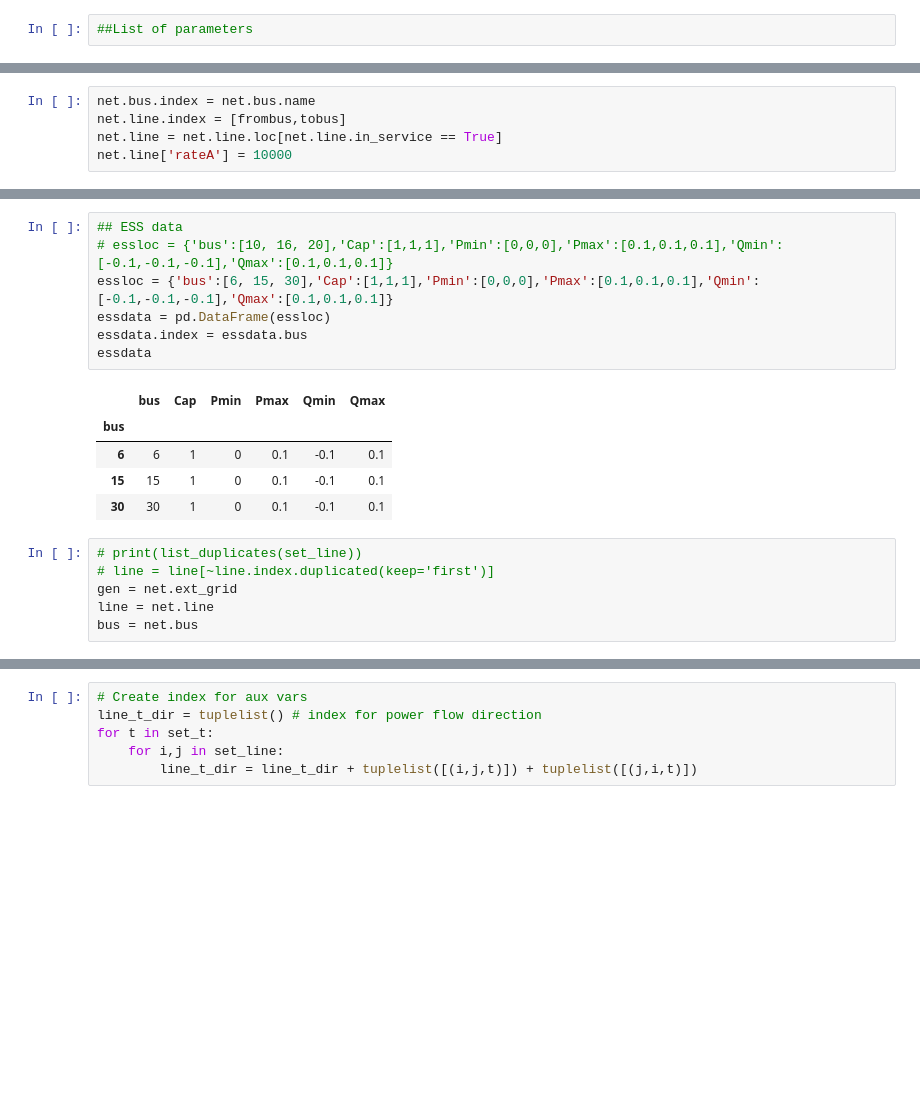
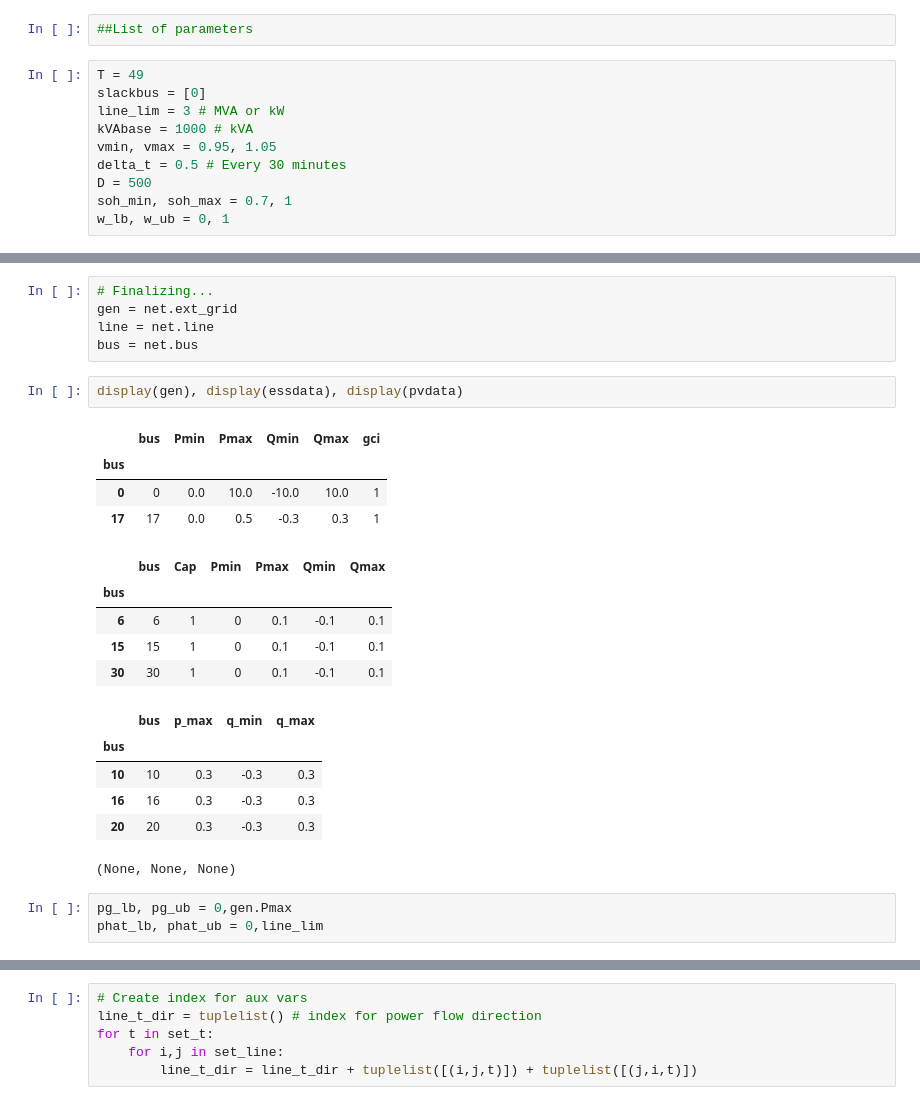
Before and after one commit to panggah22/Carbon-OPF, a Jupyter notebook: Peak_Shaving_Linear.ipynb, the cells around one changed output, grey strips where cells are left out. Cells and saved outputs as stored; diff of their text form; blank space fills up the shorter version.

```diff
--- a/Peak_Shaving_Linear.ipynb
+++ b/Peak_Shaving_Linear.ipynb
@@ -10,6 +10,16 @@ from gurobipy import GRB, tuplelist
 import pandapower.networks as pn
 # %%
 ##List of parameters
+# %%
+T = 49
+slackbus = [0]
+line_lim = 3 # MVA or kW
+kVAbase = 1000 # kVA
+vmin, vmax = 0.95, 1.05
+delta_t = 0.5 # Every 30 minutes
+D = 500
+soh_min, soh_max = 0.7, 1
+w_lb, w_ub = 0, 1
 # %% [markdown]
 <center>
 
@@ -48,5 +60,0 @@ net.line.to_bus = tobus
-# %%
-net.bus.index = net.bus.name
-net.line.index = [frombus,tobus]
-net.line = net.line.loc[net.line.in_service == True]
-net.line['rateA'] = 10000
@@ -112,23 +122,30 @@ plt.plot(l30)
 # %% [output]
 [<matplotlib.lines.Line2D at 0x...>]
 [figure]
-# %%
-## ESS data
-# essloc = {'bus':[10, 16, 20],'Cap':[1,1,1],'Pmin':[0,0,0],'Pmax':[0.1,0.1,0.1],'Qmin':[-0.1,-0.1,-0.1],'Qmax':[0.1,0.1,0.1]}
-essloc = {'bus':[6, 15, 30],'Cap':[1,1,1],'Pmin':[0,0,0],'Pmax':[0.1,0.1,0.1],'Qmin':[-0.1,-0.1,-0.1],'Qmax':[0.1,0.1,0.1]}
-essdata = pd.DataFrame(essloc)
-essdata.index = essdata.bus
-essdata
-# %% [output]
-|  | bus | Cap | Pmin | Pmax | Qmin | Qmax |
-| bus |  |  |  |  |  |  |
-| 6 | 6 | 1 | 0 | 0.1 | -0.1 | 0.1 |
-| 15 | 15 | 1 | 0 | 0.1 | -0.1 | 0.1 |
-| 30 | 30 | 1 | 0 | 0.1 | -0.1 | 0.1 |
 # %%
-# print(list_duplicates(set_line))
-# line = line[~line.index.duplicated(keep='first')]
+# Finalizing...
 gen = net.ext_grid
 line = net.line
 bus = net.bus
+# %%
+display(gen), display(essdata), display(pvdata)
+# %% [output]
+|  | bus | Pmin | Pmax | Qmin | Qmax | gci |
+| bus |  |  |  |  |  |  |
+| 0 | 0 | 0.0 | 10.0 | -10.0 | 10.0 | 1 |
+| 17 | 17 | 0.0 | 0.5 | -0.3 | 0.3 | 1 |
+|  | bus | Cap | Pmin | Pmax | Qmin | Qmax |
+| bus |  |  |  |  |  |  |
+| 6 | 6 | 1 | 0 | 0.1 | -0.1 | 0.1 |
+| 15 | 15 | 1 | 0 | 0.1 | -0.1 | 0.1 |
+| 30 | 30 | 1 | 0 | 0.1 | -0.1 | 0.1 |
+|  | bus | p_max | q_min | q_max |
+| bus |  |  |  |  |
+| 10 | 10 | 0.3 | -0.3 | 0.3 |
+| 16 | 16 | 0.3 | -0.3 | 0.3 |
+| 20 | 20 | 0.3 | -0.3 | 0.3 |
+(None, None, None)
+# %%
+pg_lb, pg_ub = 0,gen.Pmax
+phat_lb, phat_ub = 0,line_lim
 # %%
```
Also changed, not shown: parts of 34 cells of this notebook, 1 other file.
